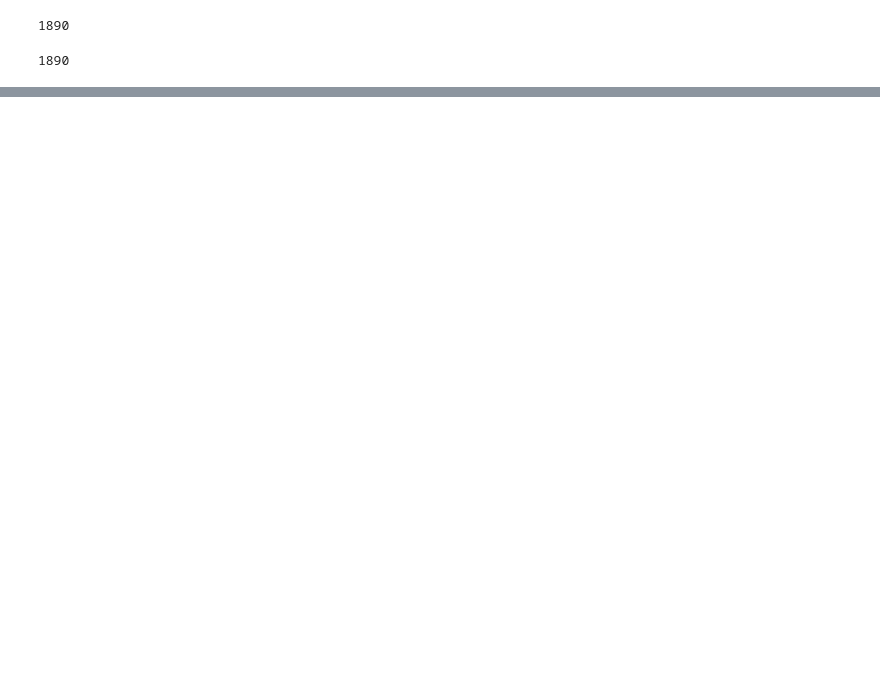
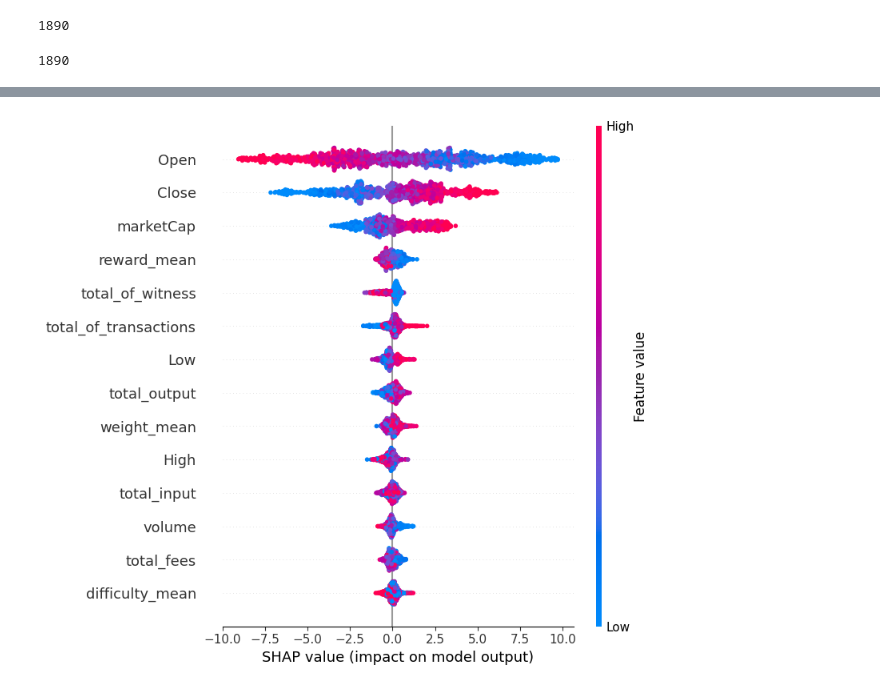
Before and after one commit to arthur-bubolz/Sentiment-Index-2026, a Jupyter notebook: Sentiment_Analysis_Onchain.ipynb, the cells around one changed output, grey strips where cells are left out. Drawn from its saved outputs; the diff is of its cells as text; code cells hidden in the pictures; blank space fills up the shorter version.

```diff
--- a/Sentiment_Analysis_Onchain.ipynb
+++ b/Sentiment_Analysis_Onchain.ipynb
@@ -371,0 +410,16 @@ Index(['Open', 'High', 'Low', 'Close', 'volume', 'marketCap', 'weight_mean',
+# %%
+import shap
+
+explainer = shap.TreeExplainer(model)
+shap_values = explainer.shap_values(X_train)
+# %%
+import shap
+import matplotlib.pyplot as plt
+
+shap.summary_plot(shap_values, X_train, feature_names=features, show=False)
+
+plt.savefig('shap_results.svg', dpi=300)
+
+plt.show()
+# %% [output]
+[figure, added]
```
Also changed, not shown: parts of 11 cells of this notebook.
